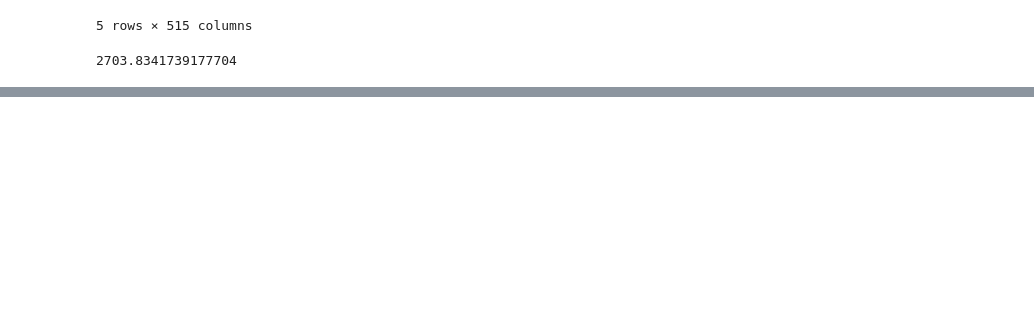
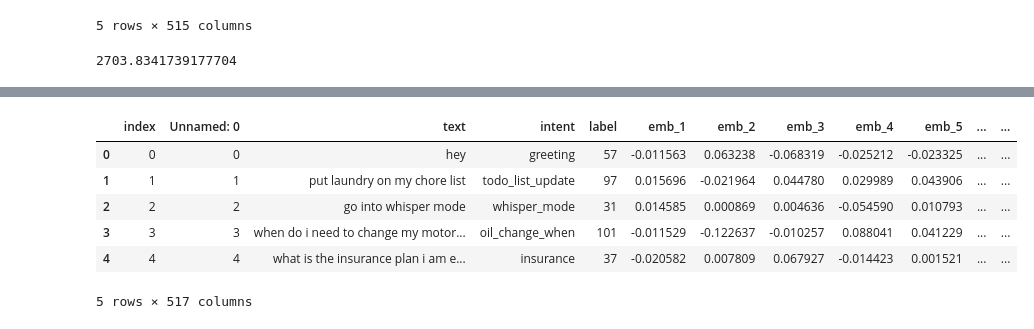
Before and after one commit to tayfuntuna/xcs224u, a Jupyter notebook: code/BaselineClassification - MLP with USE Embeddings.ipynb, the cells around one changed output, grey strips where cells are left out. Saved outputs shown, nothing was run; the diff lists cells and outputs as text; code cells hidden in the pictures; blank space fills up the shorter version.

```diff
--- a/code/BaselineClassification - MLP with USE Embeddings.ipynb
+++ b/code/BaselineClassification - MLP with USE Embeddings.ipynb
@@ -310,0 +347,13 @@ data_small.json oos_train 100
+# %%
+df_valid = pd.concat([ pd.read_csv('../data/clinic/data_small/val_with_use_emb.csv'),
+                        pd.read_csv('../data/clinic/data_small/oos_val_with_use_emb.csv')]
+                    ).reset_index()
+df_valid.head()
+# %% [output]
+|  | index | Unnamed: 0 | text | intent | label | emb_1 | emb_2 | emb_3 | emb_4 | emb_5 | ... | ... |
+| 0 | 0 | 0 | hey | greeting | 57 | -0.011563 | 0.063238 | -0.068319 | -0.025212 | -0.023325 | ... | ... |
+| 1 | 1 | 1 | put laundry on my chore list | todo_list_update | 97 | 0.015696 | -0.021964 | 0.044780 | 0.029989 | 0.043906 | ... | ... |
+| 2 | 2 | 2 | go into whisper mode | whisper_mode | 31 | 0.014585 | 0.000869 | 0.004636 | -0.054590 | 0.010793 | ... | ... |
+| 3 | 3 | 3 | when do i need to change my motor... | oil_change_when | 101 | -0.011529 | -0.122637 | -0.010257 | 0.088041 | 0.041229 | ... | ... |
+| 4 | 4 | 4 | what is the insurance plan i am e... | insurance | 37 | -0.020582 | 0.007809 | 0.067927 | -0.014423 | 0.001521 | ... | ... |
+5 rows × 517 columns
```
Also changed, not shown: parts of 53 cells of this notebook.
